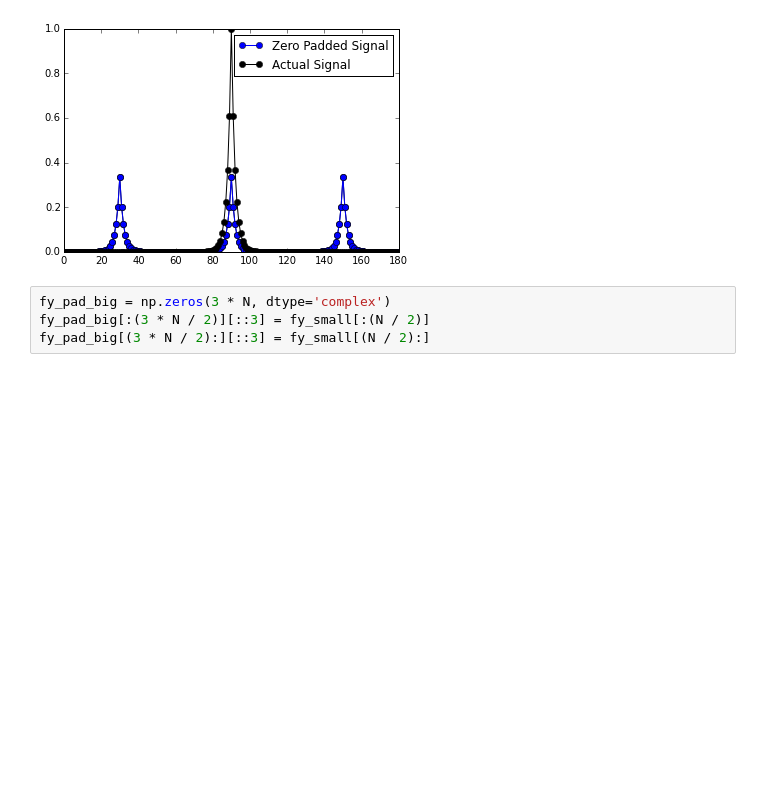
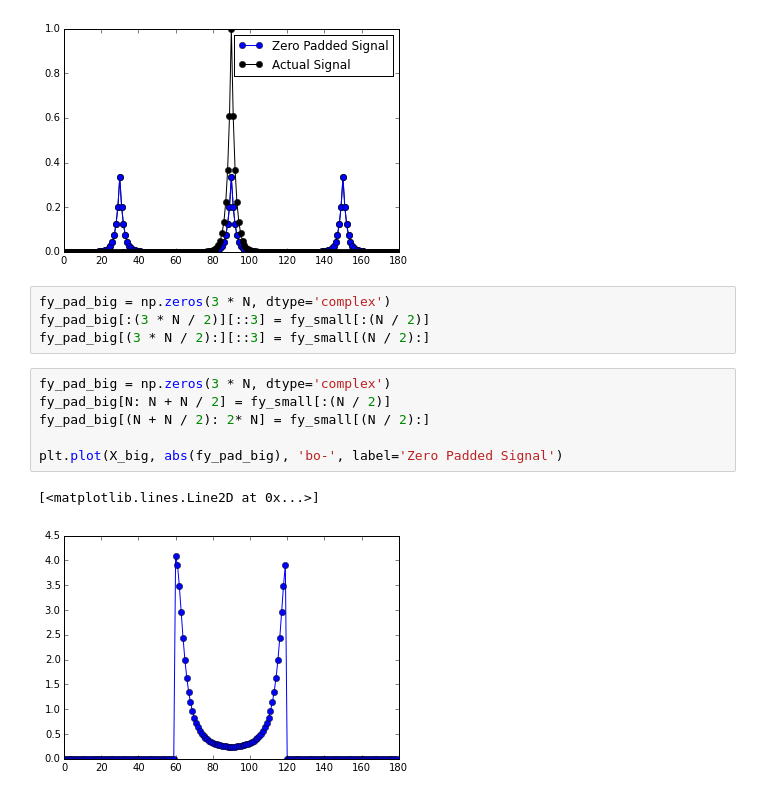
Before and after one commit to davidbrough1/pymks, a Jupyter notebook: notebooks/Spectral_Interpolation.ipynb, the cells around one changed output. Saved outputs shown, nothing was run; the diff lists cells and outputs as text; blank space fills up the shorter version.

```diff
--- a/notebooks/Spectral_Interpolation.ipynb
+++ b/notebooks/Spectral_Interpolation.ipynb
@@ -195,3 +192,12 @@ plt.legend()
 fy_pad_big = np.zeros(3 * N, dtype='complex')
 fy_pad_big[:(3 * N / 2)][::3] = fy_small[:(N / 2)]
 fy_pad_big[(3 * N / 2):][::3] = fy_small[(N / 2):]
+# %%
+fy_pad_big = np.zeros(3 * N, dtype='complex')
+fy_pad_big[N: N + N / 2] = fy_small[:(N / 2)]
+fy_pad_big[(N + N / 2): 2* N] = fy_small[(N / 2):]
+
+plt.plot(X_big, abs(fy_pad_big), 'bo-', label='Zero Padded Signal')
+# %% [output]
+[<matplotlib.lines.Line2D at 0x...>]
+[figure, added]
```
Also changed, not shown: parts of 6 cells of this notebook.
